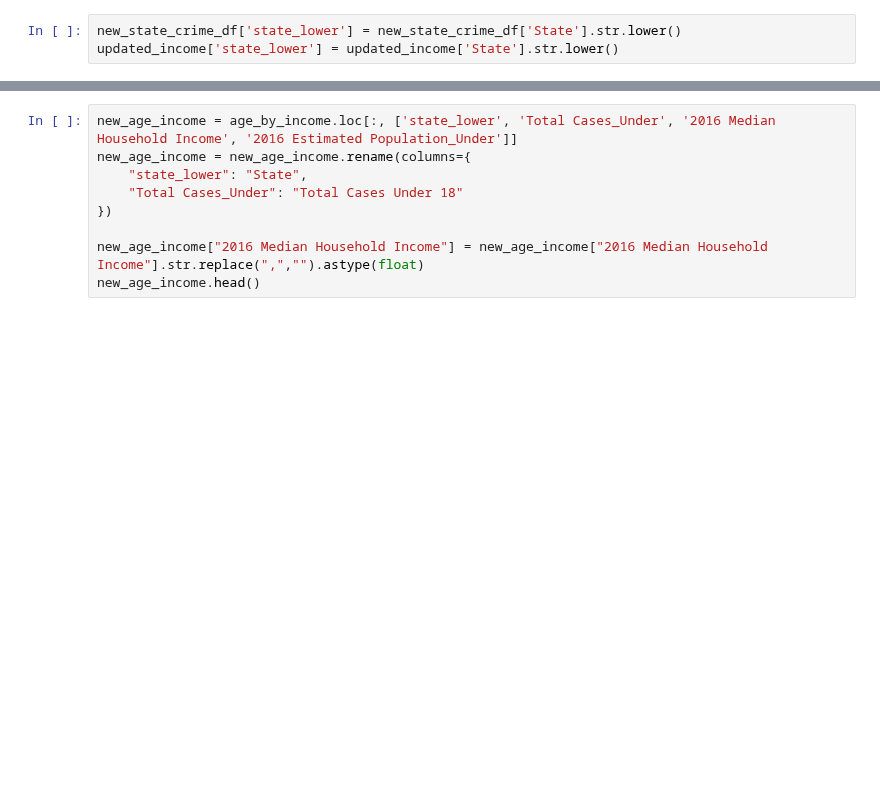
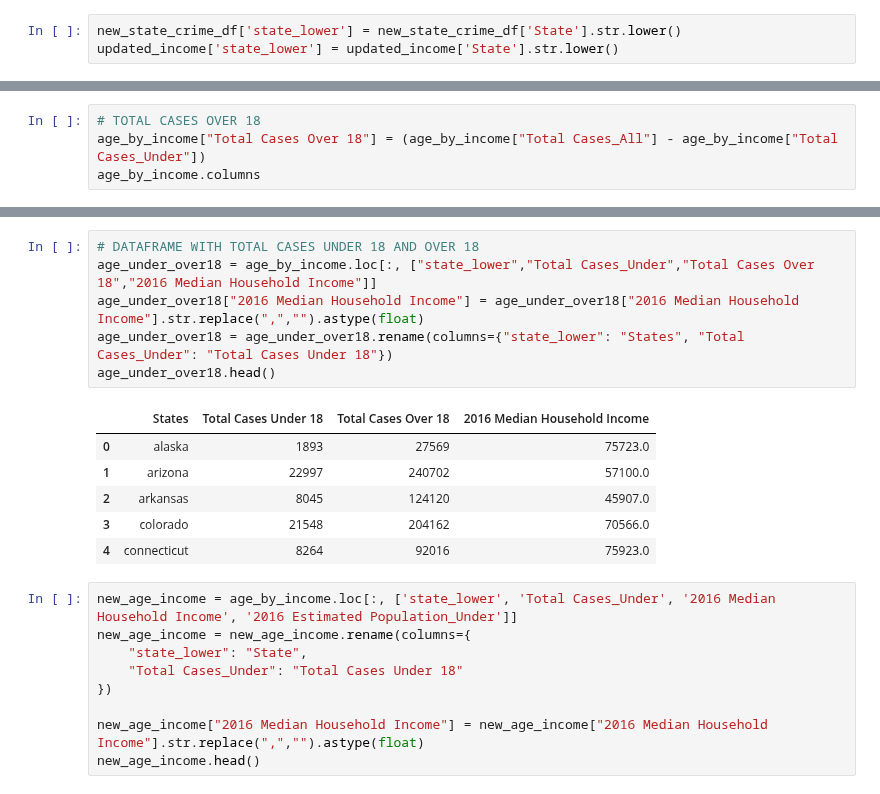
Before and after one commit to sjuarez382/UCI-Group_Project_1-Team9, a Jupyter notebook: State_Crime_Updated.ipynb, the cells around one changed output, grey strips where cells are left out. Drawn from its saved outputs; the diff is of its cells as text; blank space fills up the shorter version.

Commit message:
Data over and under18

```diff
--- a/State_Crime_Updated.ipynb
+++ b/State_Crime_Updated.ipynb
@@ -413,0 +439,4 @@ age_by_income.head()
+# %%
+# TOTAL CASES OVER 18
+age_by_income["Total Cases Over 18"] = (age_by_income["Total Cases_All"] - age_by_income["Total Cases_Under"])
+age_by_income.columns
@@ -414,3 +461,16 @@ age_by_income.head()
+# %%
+# DATAFRAME WITH TOTAL CASES UNDER 18 AND OVER 18
+age_under_over18 = age_by_income.loc[:, ["state_lower","Total Cases_Under","Total Cases Over 18","2016 Median Household Income"]]
+age_under_over18["2016 Median Household Income"] = age_under_over18["2016 Median Household Income"].str.replace(",","").astype(float)
+age_under_over18 = age_under_over18.rename(columns={"state_lower": "States", "Total Cases_Under": "Total Cases Under 18"})
+age_under_over18.head()
+# %% [output]
+|  | States | Total Cases Under 18 | Total Cases Over 18 | 2016 Median Household Income |
+| 0 | alaska | 1893 | 27569 | 75723.0 |
+| 1 | arizona | 22997 | 240702 | 57100.0 |
+| 2 | arkansas | 8045 | 124120 | 45907.0 |
+| 3 | colorado | 21548 | 204162 | 70566.0 |
+| 4 | connecticut | 8264 | 92016 | 75923.0 |
 # %%
 new_age_income = age_by_income.loc[:, ['state_lower', 'Total Cases_Under', '2016 Median Household Income', '2016 Estimated Population_Under']]
 new_age_income = new_age_income.rename(columns={
```
Also changed, not shown: parts of 4 cells of this notebook.
